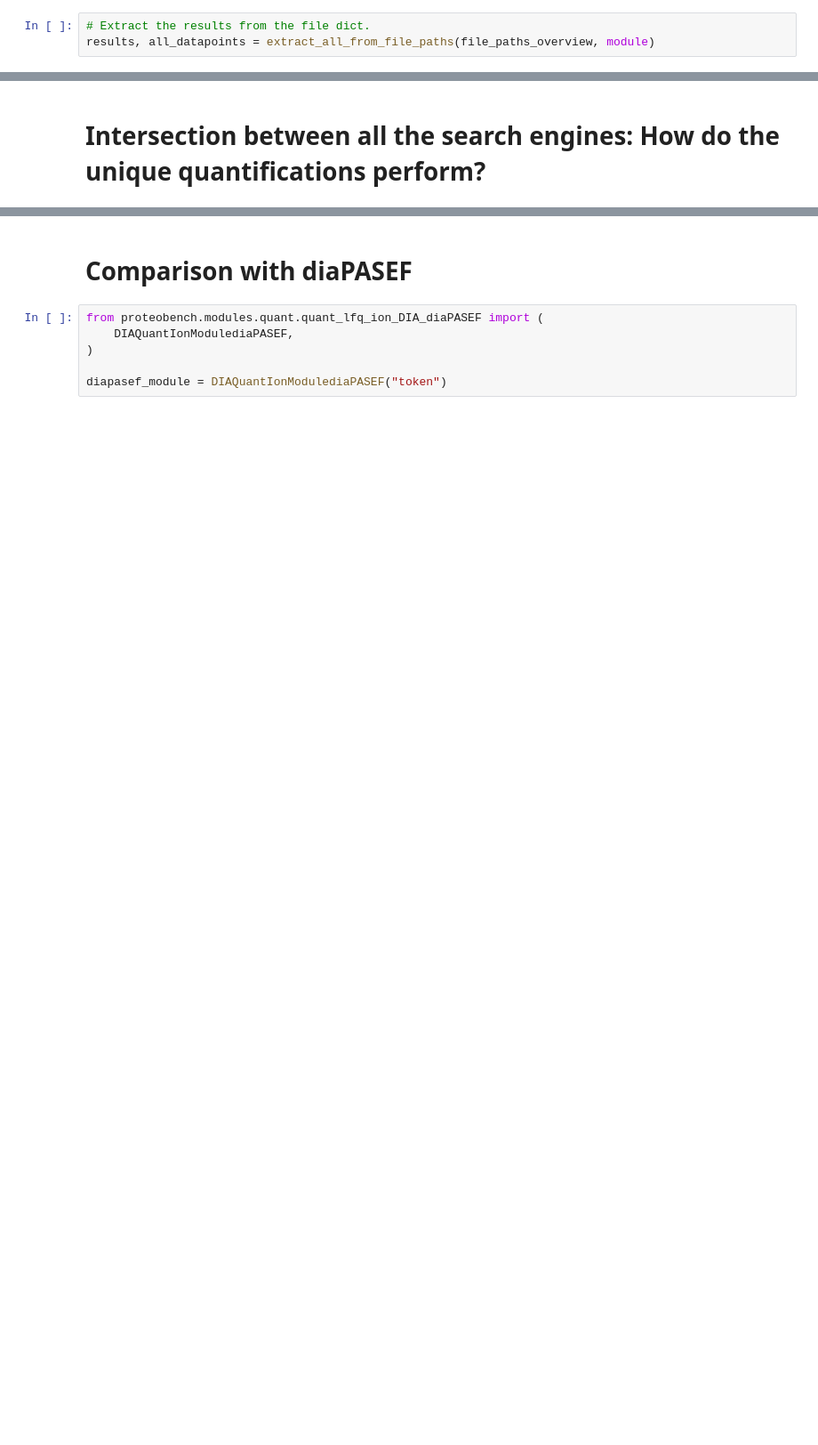
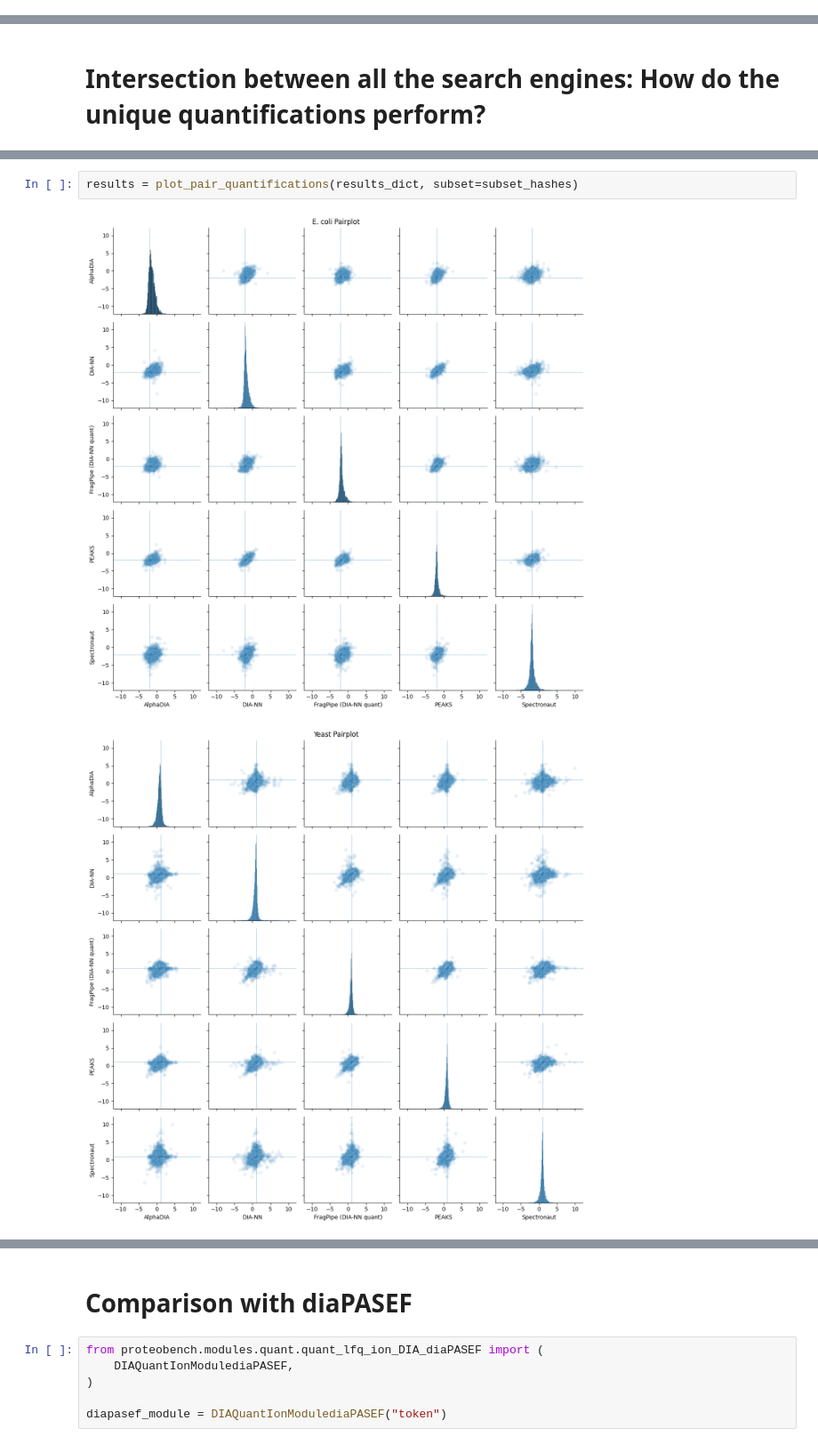
Before and after one commit to Proteobench/ProteoBench, a Jupyter notebook: jupyter_notebooks/analysis/post_analysis/quant/lfq/ion/dia/ions/Astral_and_diaPASEF_manuscript.ipynb, the cells around one changed output, grey strips where cells are left out. Shown at 89% size. Cells and saved outputs as stored; diff of their text form; blank space fills up the shorter version.

```diff
--- a/jupyter_notebooks/analysis/post_analysis/quant/lfq/ion/dia/ions/Astral_and_diaPASEF_manuscript.ipynb
+++ b/jupyter_notebooks/analysis/post_analysis/quant/lfq/ion/dia/ions/Astral_and_diaPASEF_manuscript.ipynb
@@ -875,3 +561,0 @@ file_paths_overview = {
-# %%
-# Extract the results from the file dict.
-results, all_datapoints = extract_all_from_file_paths(file_paths_overview, module)
@@ -1206,0 +1012,5 @@ plot
+# %%
+results = plot_pair_quantifications(results_dict, subset=subset_hashes)
+# %% [output]
+[figure, added]
+[figure, added]
```
Also changed, not shown: parts of 81 cells of this notebook, 4 other files.
